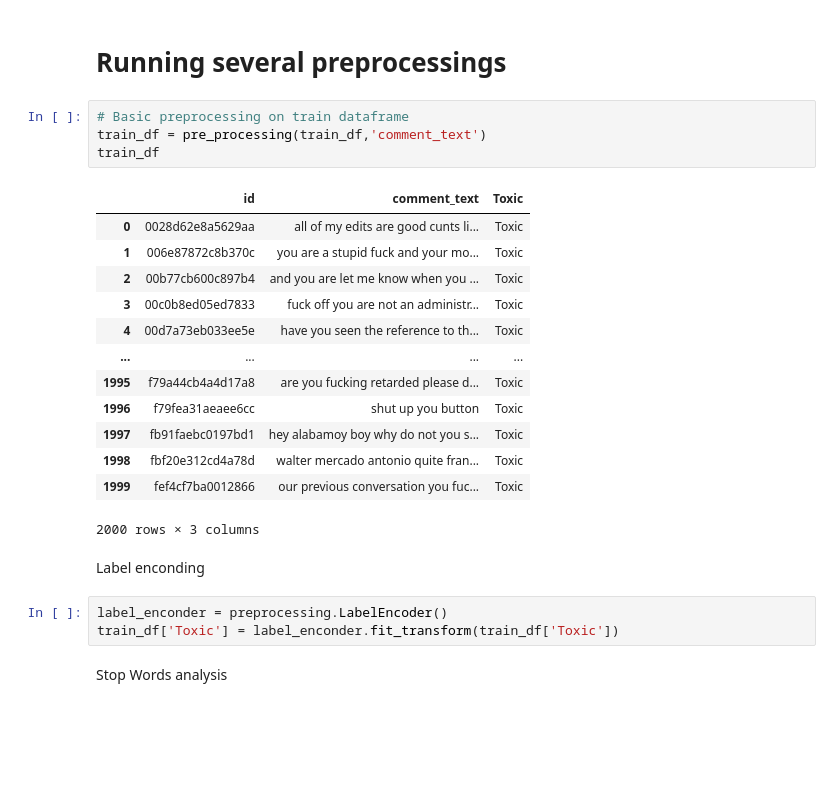
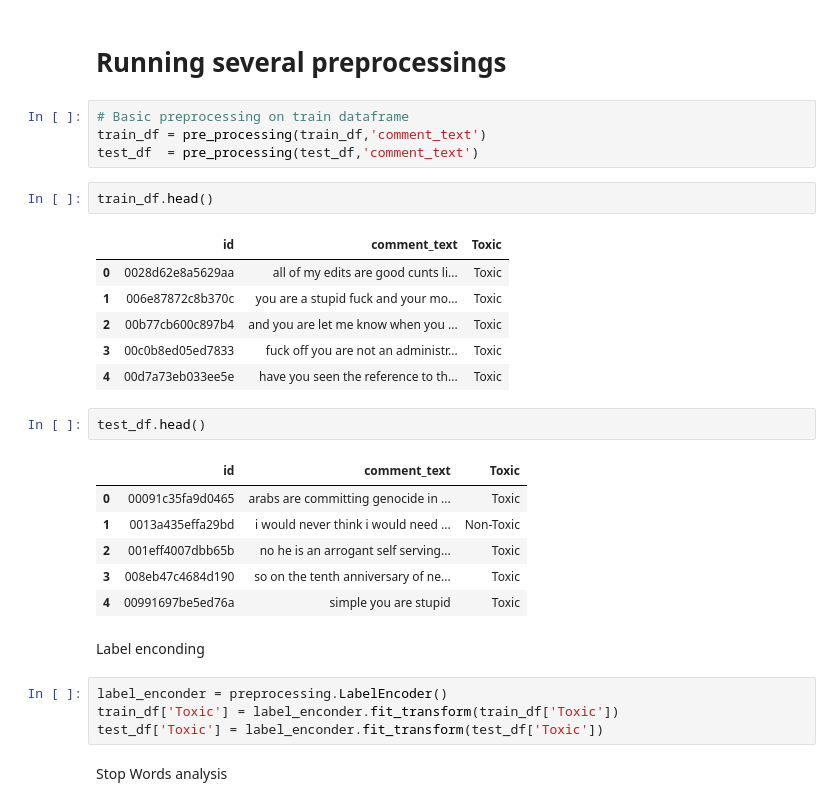
Before and after one commit to RichardeLira/Python-IA-Dell-Lead-, a Jupyter notebook: Final/AF.ipynb, the cells around one changed output. Saved outputs shown, nothing was run; the diff lists cells and outputs as text; blank space fills up the shorter version.

```diff
--- a/Final/AF.ipynb
+++ b/Final/AF.ipynb
@@ -440,26 +428,31 @@ plt.show()
 # %%
 # Basic preprocessing on train dataframe
 train_df = pre_processing(train_df,'comment_text')
-train_df
+test_df  = pre_processing(test_df,'comment_text')
-# %% [output]
-|  | id | comment_text | Toxic |
-| 0 | 0028d62e8a5629aa | all of my edits are good cunts li... | Toxic |
-| 1 | 006e87872c8b370c | you are a stupid fuck and your mo... | Toxic |
-| 2 | 00b77cb600c897b4 | and you are let me know when you ... | Toxic |
-| 3 | 00c0b8ed05ed7833 | fuck off you are not an administr... | Toxic |
-| 4 | 00d7a73eb033ee5e | have you seen the reference to th... | Toxic |
-| ... | ... | ... | ... |
-| 1995 | f79a44cb4a4d17a8 | are you fucking retarded please d... | Toxic |
-| 1996 | f79fea31aeaee6cc | shut up you button | Toxic |
-| 1997 | fb91faebc0197bd1 | hey alabamoy boy why do not you s... | Toxic |
-| 1998 | fbf20e312cd4a78d | walter mercado antonio quite fran... | Toxic |
-| 1999 | fef4cf7ba0012866 | our previous conversation you fuc... | Toxic |
-2000 rows × 3 columns
+# %%
+train_df.head()
+# %% [output]
+|  | id | comment_text | Toxic |
+| 0 | 0028d62e8a5629aa | all of my edits are good cunts li... | Toxic |
+| 1 | 006e87872c8b370c | you are a stupid fuck and your mo... | Toxic |
+| 2 | 00b77cb600c897b4 | and you are let me know when you ... | Toxic |
+| 3 | 00c0b8ed05ed7833 | fuck off you are not an administr... | Toxic |
+| 4 | 00d7a73eb033ee5e | have you seen the reference to th... | Toxic |
+# %%
+test_df.head()
+# %% [output]
+|  | id | comment_text | Toxic |
+| 0 | 00091c35fa9d0465 | arabs are committing genocide in ... | Toxic |
+| 1 | 0013a435effa29bd | i would never think i would need ... | Non-Toxic |
+| 2 | 001eff4007dbb65b | no he is an arrogant self serving... | Toxic |
+| 3 | 008eb47c4684d190 | so on the tenth anniversary of ne... | Toxic |
+| 4 | 00991697be5ed76a | simple you are stupid | Toxic |
 # %% [markdown]
 Label enconding
 # %%
 label_enconder = preprocessing.LabelEncoder()
 train_df['Toxic'] = label_enconder.fit_transform(train_df['Toxic'])
+test_df['Toxic'] = label_enconder.fit_transform(test_df['Toxic'])
 # %% [markdown]
 Stop Words analysis
 # %%
```
Also changed, not shown: parts of 41 cells of this notebook, 10 other files.
